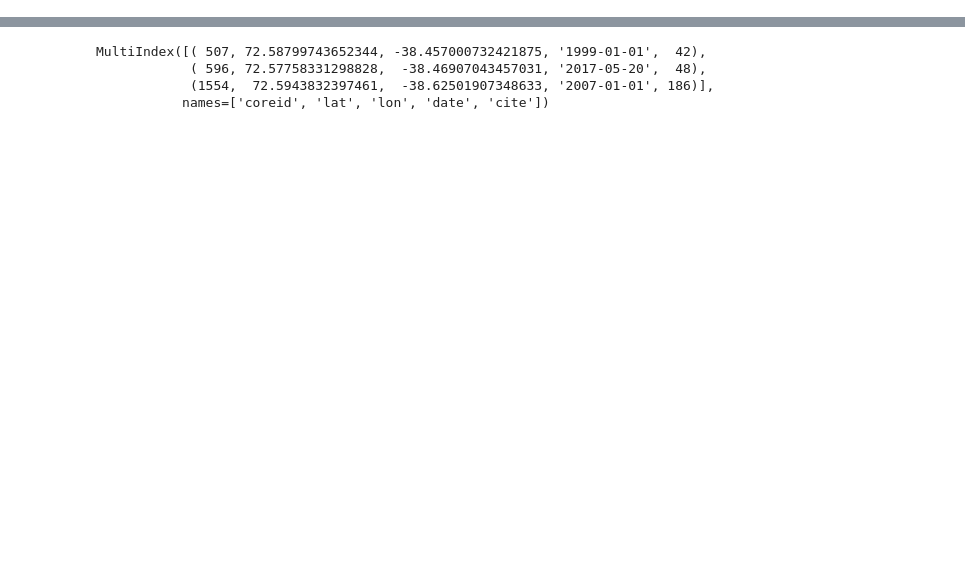
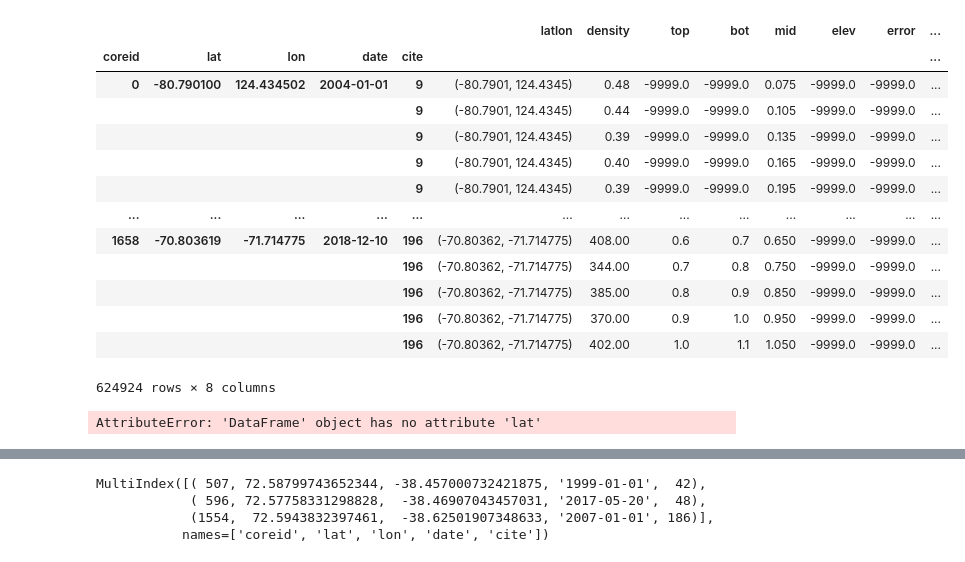
Before and after one commit to maximusjstevens/SumUpTools, a Jupyter notebook: SumUpTools.ipynb, the cells around one changed output, grey strips where cells are left out. Drawn from its saved outputs; the diff is of its cells as text; code cells hidden in the pictures; blank space fills up the shorter version.

```diff
--- a/SumUpTools.ipynb
+++ b/SumUpTools.ipynb
@@ -27,4 +27,25 @@ mpl.rcParams.update({'figure.autolayout': True})
 dfg = pd.read_pickle('sumup_greenland_2020.pkl')
 dfa = pd.read_pickle('sumup_antarctica_2020.pkl')
 df_all = pd.read_pickle('sumup_all_2020.pkl')
+# %%
+dfa
+# %% [output]
+|  |  |  |  |  | latlon | density | top | bot | mid | elev | error | ... |
+| coreid | lat | lon | date | cite |  |  |  |  |  |  |  | ... |
+| 0 | -80.790100 | 124.434502 | 2004-01-01 | 9 | (-80.7901, 124.4345) | 0.48 | -9999.0 | -9999.0 | 0.075 | -9999.0 | -9999.0 | ... |
+|  |  |  |  | 9 | (-80.7901, 124.4345) | 0.44 | -9999.0 | -9999.0 | 0.105 | -9999.0 | -9999.0 | ... |
+|  |  |  |  | 9 | (-80.7901, 124.4345) | 0.39 | -9999.0 | -9999.0 | 0.135 | -9999.0 | -9999.0 | ... |
+|  |  |  |  | 9 | (-80.7901, 124.4345) | 0.40 | -9999.0 | -9999.0 | 0.165 | -9999.0 | -9999.0 | ... |
+|  |  |  |  | 9 | (-80.7901, 124.4345) | 0.39 | -9999.0 | -9999.0 | 0.195 | -9999.0 | -9999.0 | ... |
+| ... | ... | ... | ... | ... | ... | ... | ... | ... | ... | ... | ... | ... |
+| 1658 | -70.803619 | -71.714775 | 2018-12-10 | 196 | (-70.80362, -71.714775) | 408.00 | 0.6 | 0.7 | 0.650 | -9999.0 | -9999.0 | ... |
+|  |  |  |  | 196 | (-70.80362, -71.714775) | 344.00 | 0.7 | 0.8 | 0.750 | -9999.0 | -9999.0 | ... |
+|  |  |  |  | 196 | (-70.80362, -71.714775) | 385.00 | 0.8 | 0.9 | 0.850 | -9999.0 | -9999.0 | ... |
+|  |  |  |  | 196 | (-70.80362, -71.714775) | 370.00 | 0.9 | 1.0 | 0.950 | -9999.0 | -9999.0 | ... |
+|  |  |  |  | 196 | (-70.80362, -71.714775) | 402.00 | 1.0 | 1.1 | 1.050 | -9999.0 | -9999.0 | ... |
+624924 rows × 8 columns
+# %%
+dfa.loc[dfa.lat<=-89]
+# %% [output]
+AttributeError: 'DataFrame' object has no attribute 'lat'
 # %%
```
Also changed, not shown: parts of 6 cells of this notebook, 1 other file.
